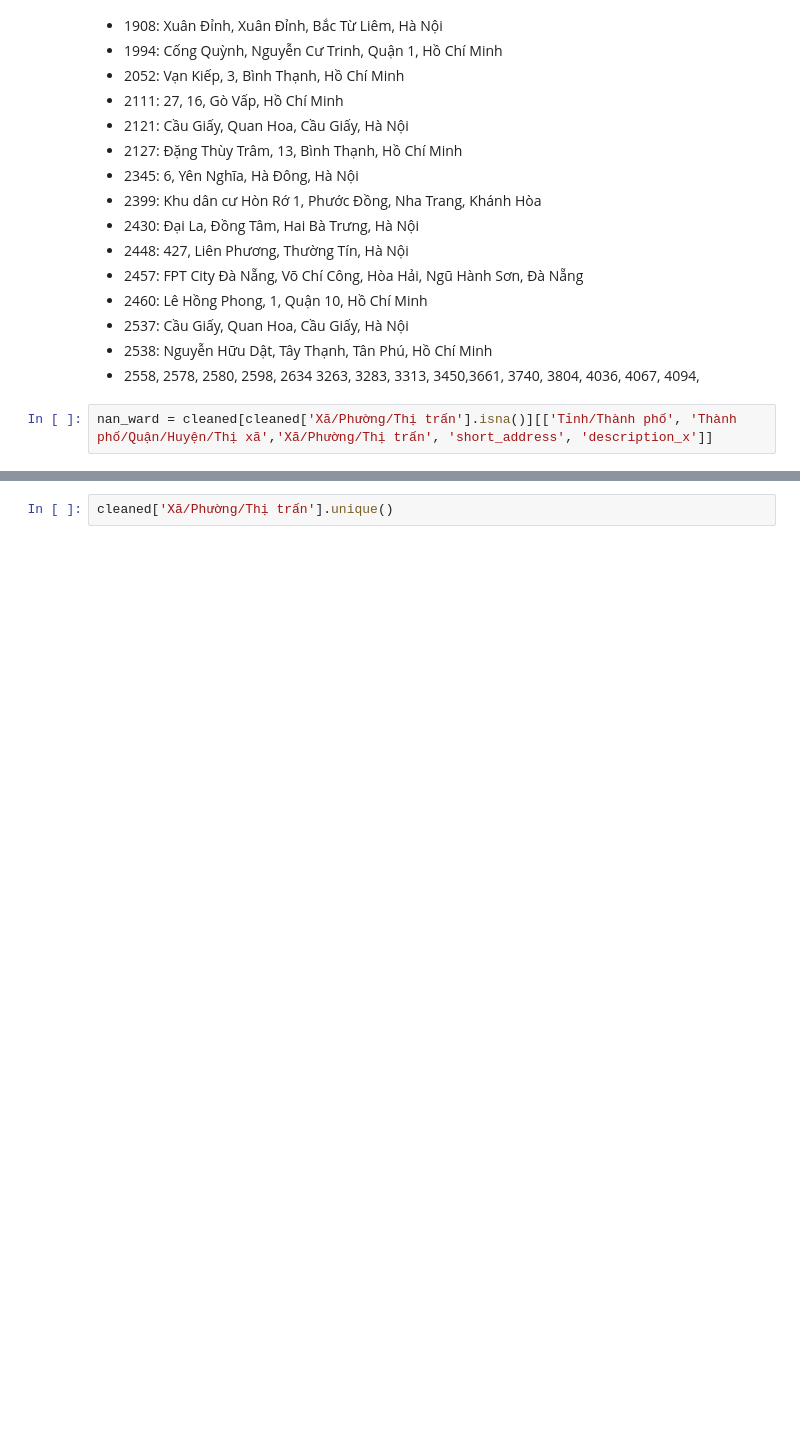
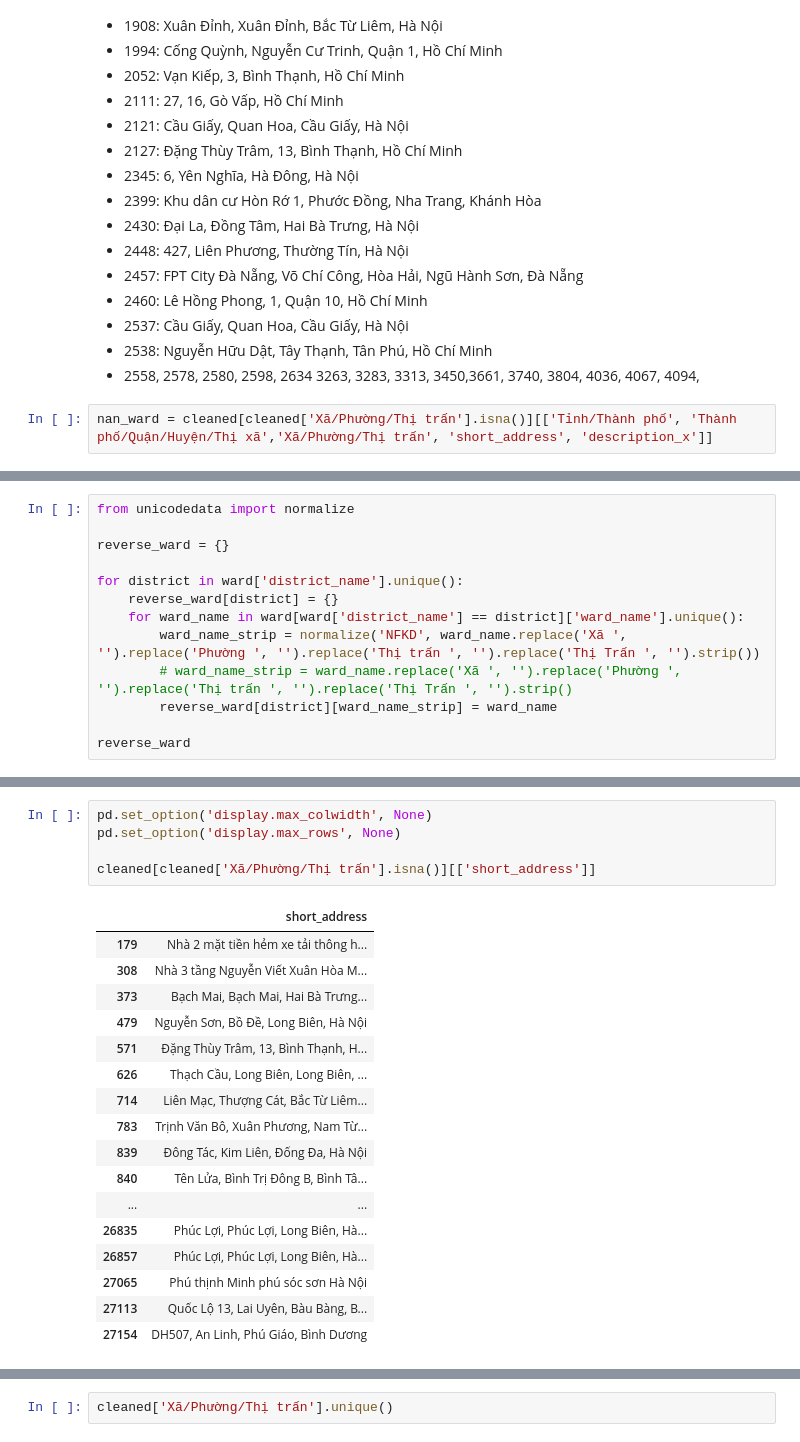
Before and after one commit to PhamMaiLinh-2403/estates-scraping-bds, a Jupyter notebook: test.ipynb, the cells around one changed output, grey strips where cells are left out. Cells and saved outputs as stored; diff of their text form; blank space fills up the shorter version.

```diff
--- a/test.ipynb
+++ b/test.ipynb
@@ -239,0 +395,13 @@ province, district, ward, street = load_data("Dữ liệu địa giới hành ch
+# %%
+from unicodedata import normalize
+
+reverse_ward = {}
+
+for district in ward['district_name'].unique():
+    reverse_ward[district] = {}
+    for ward_name in ward[ward['district_name'] == district]['ward_name'].unique():
+        ward_name_strip = normalize('NFKD', ward_name.replace('Xã ', '').replace('Phường ', '').replace('Thị trấn ', '').replace('Thị Trấn ', '').strip())
+        # ward_name_strip = ward_name.replace('Xã ', '').replace('Phường ', '').replace('Thị trấn ', '').replace('Thị Trấn ', '').strip()
+        reverse_ward[district][ward_name_strip] = ward_name
+
+reverse_ward
@@ -239,0 +517,23 @@ province, district, ward, street = load_data("Dữ liệu địa giới hành ch
+# %%
+pd.set_option('display.max_colwidth', None)
+pd.set_option('display.max_rows', None)
+
+cleaned[cleaned['Xã/Phường/Thị trấn'].isna()][['short_address']]
+# %% [output]
+|  | short_address |
+| 179 | Nhà 2 mặt tiền hẻm xe tải thông h... |
+| 308 | Nhà 3 tầng Nguyễn Viết Xuân Hòa M... |
+| 373 | Bạch Mai, Bạch Mai, Hai Bà Trưng... |
+| 479 | Nguyễn Sơn, Bồ Đề, Long Biên, Hà Nội |
+| 571 | Đặng Thùy Trâm, 13, Bình Thạnh, H... |
+| 626 | Thạch Cầu, Long Biên, Long Biên, ... |
+| 714 | Liên Mạc, Thượng Cát, Bắc Từ Liêm... |
+| 783 | Trịnh Văn Bô, Xuân Phương, Nam Từ... |
+| 839 | Đông Tác, Kim Liên, Đống Đa, Hà Nội |
+| 840 | Tên Lửa, Bình Trị Đông B, Bình Tâ... |
+| ... | ... |
+| 26835 | Phúc Lợi, Phúc Lợi, Long Biên, Hà... |
+| 26857 | Phúc Lợi, Phúc Lợi, Long Biên, Hà... |
+| 27065 | Phú thịnh Minh phú sóc sơn Hà Nội |
+| 27113 | Quốc Lộ 13, Lai Uyên, Bàu Bàng, B... |
+| 27154 | DH507, An Linh, Phú Giáo, Bình Dương |
```
Also changed, not shown: parts of 20 cells of this notebook, 4 other files.
